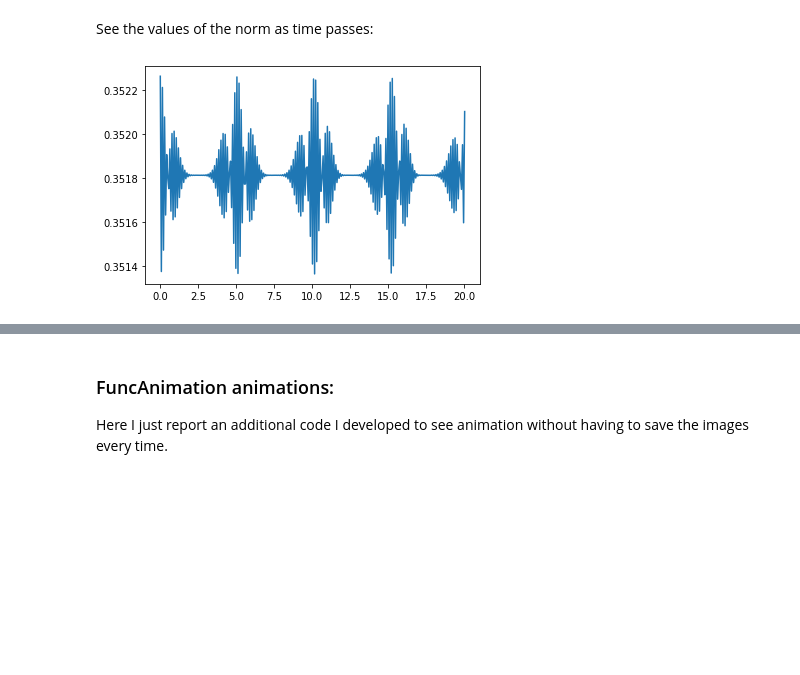
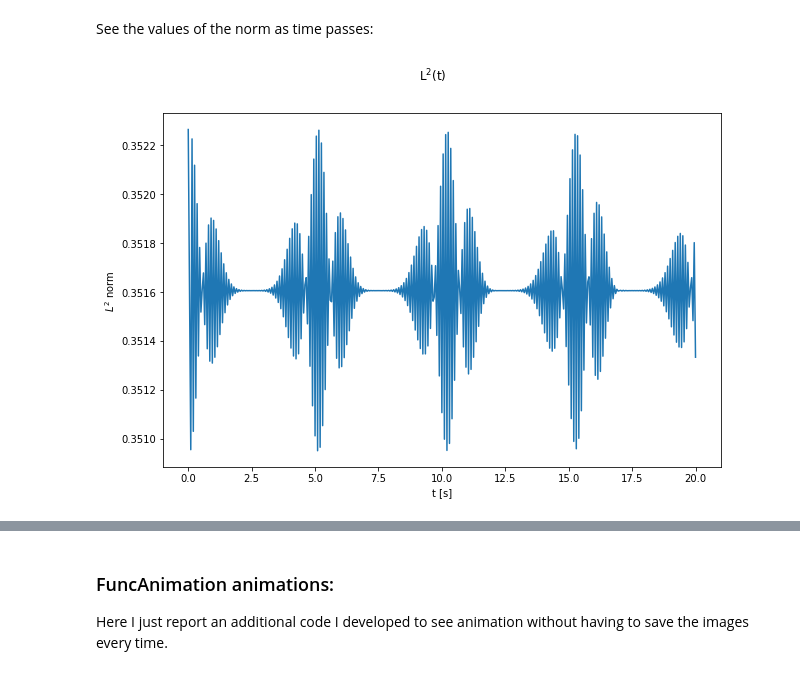
Before and after one commit to nicolegrillo/numerical_relativity_2023, a Jupyter notebook: Advection/Advection_Equation_Leapfrog.ipynb, the cells around one changed output, grey strips where cells are left out. Saved outputs shown, nothing was run; the diff lists cells and outputs as text; code cells hidden in the pictures; blank space fills up the shorter version.

```diff
--- a/Advection/Advection_Equation_Leapfrog.ipynb
+++ b/Advection/Advection_Equation_Leapfrog.ipynb
@@ -22,7 +22,7 @@ x = np.linspace(0, L, nx)
 ##print(x,'\n',dx) #just a check
 
 # Define the time step and the final time
-cf = 0.7
+cf = 0.5
 dt = cf*dx/np.abs(a)   # Time step
 t_final = 20.0
 
@@ -34,6 +34,8 @@ print('Number of iterations=',t_final/dt)
 
 # Define the initial condition
 x0=5
+t = 0
+i= 0
 u_initial = np.exp(-(x-x0)**2)
 
 # Initialize the solution array
@@ -48,7 +50,11 @@ l2norm=[]
 l2norm.append(np.sqrt(np.sum(u_current**2)/len(u_current)))
 
 time=[]
-time.append(0.0)
+time.append(t)
+
+#advance the time
+t += dt
+i += 1
 # %% [output]
 nx= 101
 dx= 0.1
@@ -57,14 +63,4 @@ Number of iterations= 285.7142857142857
 # %%
-# Initilize time and iteration counter
-t = 0.0
-i = 0
-
-#save the initial conditions
-plt.plot(x, u_current)
-plt.title('Time='+str(round(t,2)))
-plt.ylim(0,1.1)
-plt.show()
-
 # add the array for the overall evolutions of the solutions over time:
 
 total_sol = []
@@ -96,3 +90,5 @@ time.append(t)
+# %%
+u_previous = np.exp(-(x-x0)**2)
 # %% [markdown]
 Now we go to the actual solution implementation:
 # %%
@@ -131,9 +128,13 @@ plt.show()
 # %% [markdown]
 See the values of the norm as time passes:
 # %%
+plt.figure(figsize = (10, 6.5))
 plt.plot(time,l2norm)
+plt.xlabel("t [s]")
+plt.ylabel("$L^2$ norm")
+plt.suptitle("$\mathrm{L^2(t)}$")
 plt.show()
 # %% [output]
-[figure, old version]
+[figure, new version]
 # %%
 #Compare with data stored
```
Also changed, not shown: parts of 7 cells of this notebook, 55 other files.
